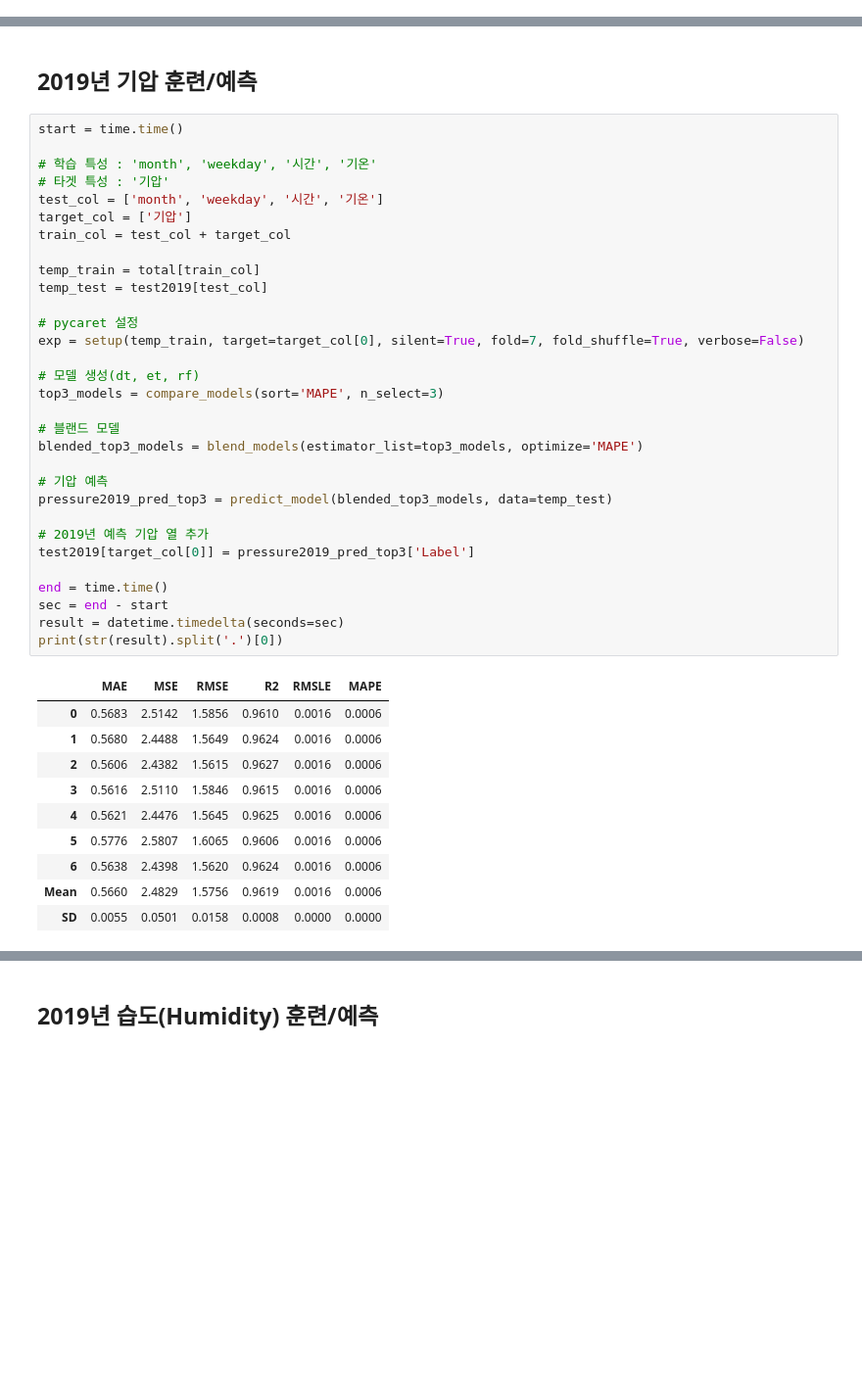
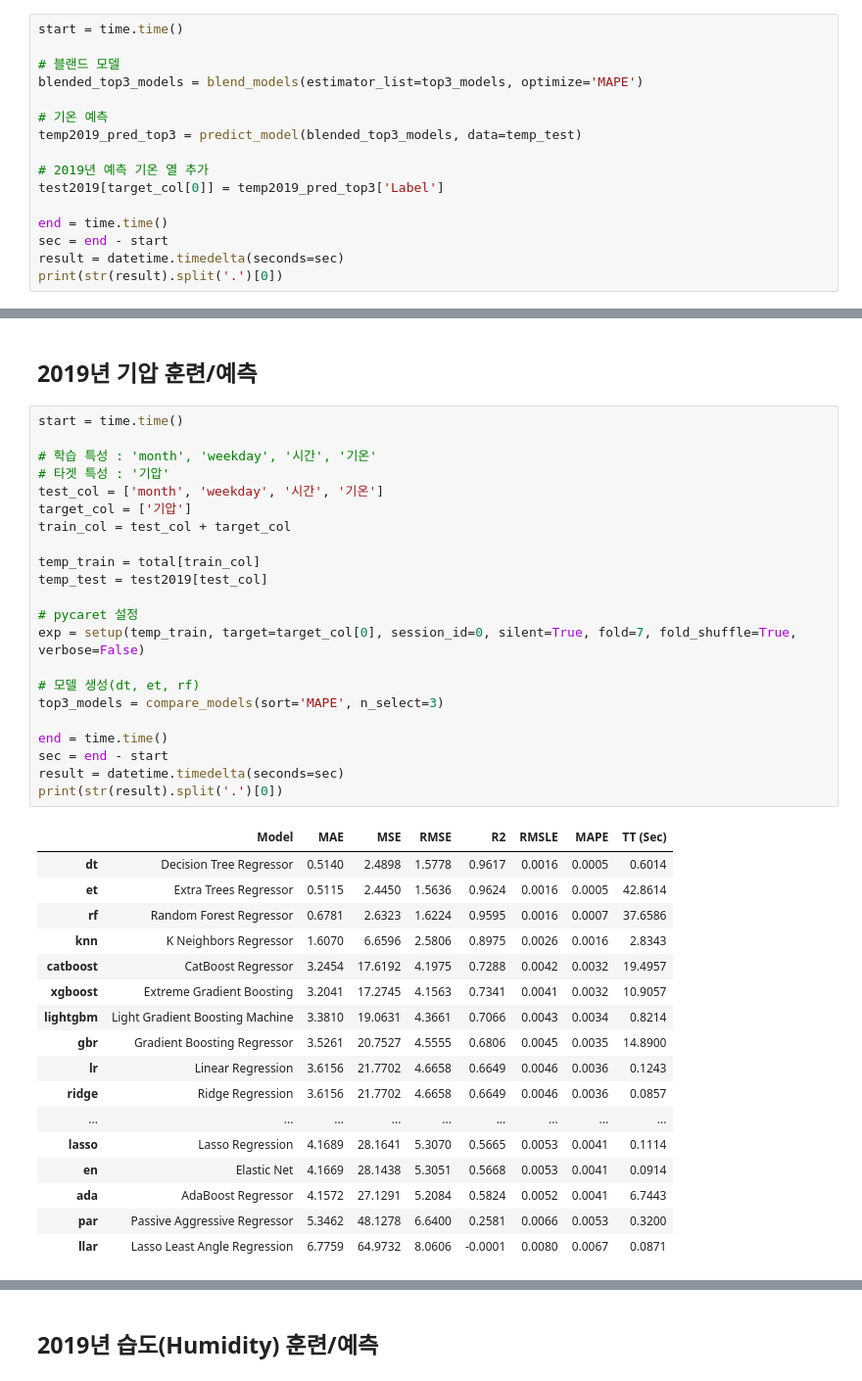
Before and after one commit to kbjung/LikeLion_13th_DataCourse, a Jupyter notebook: TP02/07_결과_출력/07-05_결과_출력(pycaret)_ver2.5(2021.12.05).ipynb, the cells around one changed output, grey strips where cells are left out. Shown: that part at 98% size. Saved outputs shown, nothing was run; the diff lists cells and outputs as text; blank space fills up the shorter version.

```diff
--- a/TP02/07_결과_출력/07-05_결과_출력(pycaret)_ver2.5(2021.12.05).ipynb
+++ b/TP02/07_결과_출력/07-05_결과_출력(pycaret)_ver2.5(2021.12.05).ipynb
@@ -140,0 +139,16 @@ print(str(result).split('.')[0])
+# %%
+start = time.time()
+
+# 블랜드 모델
+blended_top3_models = blend_models(estimator_list=top3_models, optimize='MAPE')
+
+# 기온 예측
+temp2019_pred_top3 = predict_model(blended_top3_models, data=temp_test)
+
+# 2019년 예측 기온 열 추가
+test2019[target_col[0]] = temp2019_pred_top3['Label']
+
+end = time.time()
+sec = end - start
+result = datetime.timedelta(seconds=sec)
+print(str(result).split('.')[0])
@@ -152,42 +178,40 @@ test2019.head()
 # %%
 start = time.time()
 
 # 학습 특성 : 'month', 'weekday', '시간', '기온'
 # 타겟 특성 : '기압'
 test_col = ['month', 'weekday', '시간', '기온']
 target_col = ['기압']
 train_col = test_col + target_col
 
 temp_train = total[train_col]
 temp_test = test2019[test_col]
 
 # pycaret 설정
-exp = setup(temp_train, target=target_col[0], silent=True, fold=7, fold_shuffle=True, verbose=False)
+exp = setup(temp_train, target=target_col[0], session_id=0, silent=True, fold=7, fold_shuffle=True, verbose=False)
 
 # 모델 생성(dt, et, rf)
 top3_models = compare_models(sort='MAPE', n_select=3)
-
-# 블랜드 모델
-blended_top3_models = blend_models(estimator_list=top3_models, optimize='MAPE')
-
-# 기압 예측
-pressure2019_pred_top3 = predict_model(blended_top3_models, data=temp_test)
-
-# 2019년 예측 기압 열 추가
-test2019[target_col[0]] = pressure2019_pred_top3['Label']
 
 end = time.time()
 sec = end - start
 result = datetime.timedelta(seconds=sec)
 print(str(result).split('.')[0])
 # %% [output]
-|  | MAE | MSE | RMSE | R2 | RMSLE | MAPE |
-| 0 | 0.5683 | 2.5142 | 1.5856 | 0.9610 | 0.0016 | 0.0006 |
-| 1 | 0.5680 | 2.4488 | 1.5649 | 0.9624 | 0.0016 | 0.0006 |
-| 2 | 0.5606 | 2.4382 | 1.5615 | 0.9627 | 0.0016 | 0.0006 |
-| 3 | 0.5616 | 2.5110 | 1.5846 | 0.9615 | 0.0016 | 0.0006 |
-| 4 | 0.5621 | 2.4476 | 1.5645 | 0.9625 | 0.0016 | 0.0006 |
-| 5 | 0.5776 | 2.5807 | 1.6065 | 0.9606 | 0.0016 | 0.0006 |
-| 6 | 0.5638 | 2.4398 | 1.5620 | 0.9624 | 0.0016 | 0.0006 |
-| Mean | 0.5660 | 2.4829 | 1.5756 | 0.9619 | 0.0016 | 0.0006 |
-| SD | 0.0055 | 0.0501 | 0.0158 | 0.0008 | 0.0000 | 0.0000 |
+|  | Model | MAE | MSE | RMSE | R2 | RMSLE | MAPE | TT (Sec) |
+| dt | Decision Tree Regressor | 0.5140 | 2.4898 | 1.5778 | 0.9617 | 0.0016 | 0.0005 | 0.6014 |
+| et | Extra Trees Regressor | 0.5115 | 2.4450 | 1.5636 | 0.9624 | 0.0016 | 0.0005 | 42.8614 |
+| rf | Random Forest Regressor | 0.6781 | 2.6323 | 1.6224 | 0.9595 | 0.0016 | 0.0007 | 37.6586 |
+| knn | K Neighbors Regressor | 1.6070 | 6.6596 | 2.5806 | 0.8975 | 0.0026 | 0.0016 | 2.8343 |
+| catboost | CatBoost Regressor | 3.2454 | 17.6192 | 4.1975 | 0.7288 | 0.0042 | 0.0032 | 19.4957 |
+| xgboost | Extreme Gradient Boosting | 3.2041 | 17.2745 | 4.1563 | 0.7341 | 0.0041 | 0.0032 | 10.9057 |
+| lightgbm | Light Gradient Boosting Machine | 3.3810 | 19.0631 | 4.3661 | 0.7066 | 0.0043 | 0.0034 | 0.8214 |
+| gbr | Gradient Boosting Regressor | 3.5261 | 20.7527 | 4.5555 | 0.6806 | 0.0045 | 0.0035 | 14.8900 |
+| lr | Linear Regression | 3.6156 | 21.7702 | 4.6658 | 0.6649 | 0.0046 | 0.0036 | 0.1243 |
+| ridge | Ridge Regression | 3.6156 | 21.7702 | 4.6658 | 0.6649 | 0.0046 | 0.0036 | 0.0857 |
+| ... | ... | ... | ... | ... | ... | ... | ... | ... |
+| lasso | Lasso Regression | 4.1689 | 28.1641 | 5.3070 | 0.5665 | 0.0053 | 0.0041 | 0.1114 |
+| en | Elastic Net | 4.1669 | 28.1438 | 5.3051 | 0.5668 | 0.0053 | 0.0041 | 0.0914 |
+| ada | AdaBoost Regressor | 4.1572 | 27.1291 | 5.2084 | 0.5824 | 0.0052 | 0.0041 | 6.7443 |
+| par | Passive Aggressive Regressor | 5.3462 | 48.1278 | 6.6400 | 0.2581 | 0.0066 | 0.0053 | 0.3200 |
+| llar | Lasso Least Angle Regression | 6.7759 | 64.9732 | 8.0606 | -0.0001 | 0.0080 | 0.0067 | 0.0871 |
```
Also changed, not shown: parts of 15 cells of this notebook, 4 other files.
